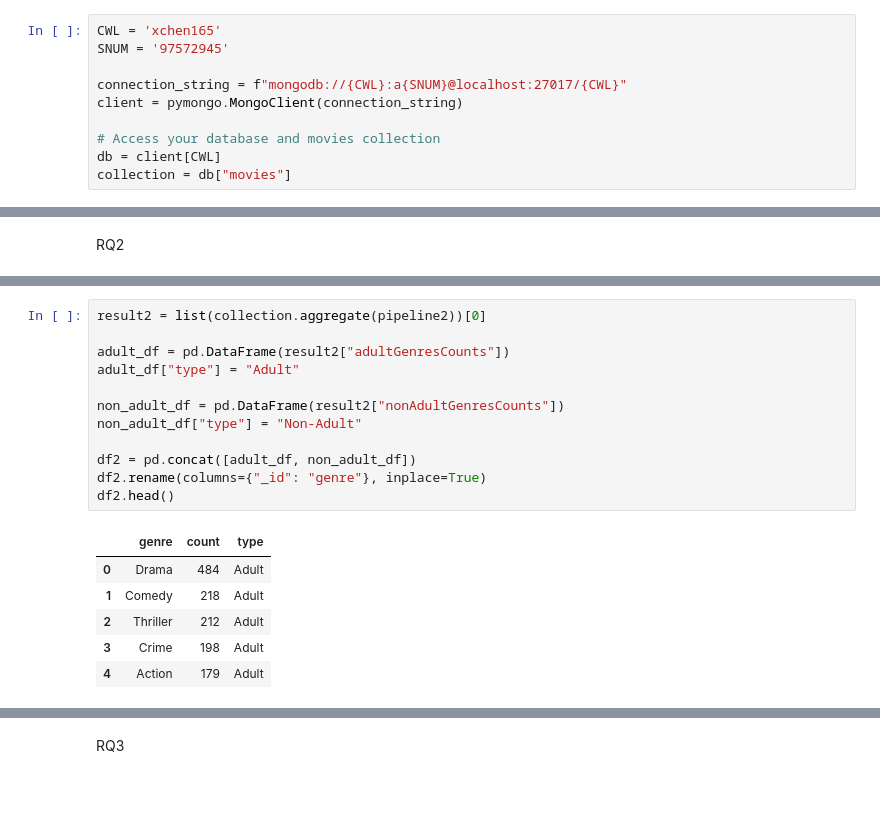
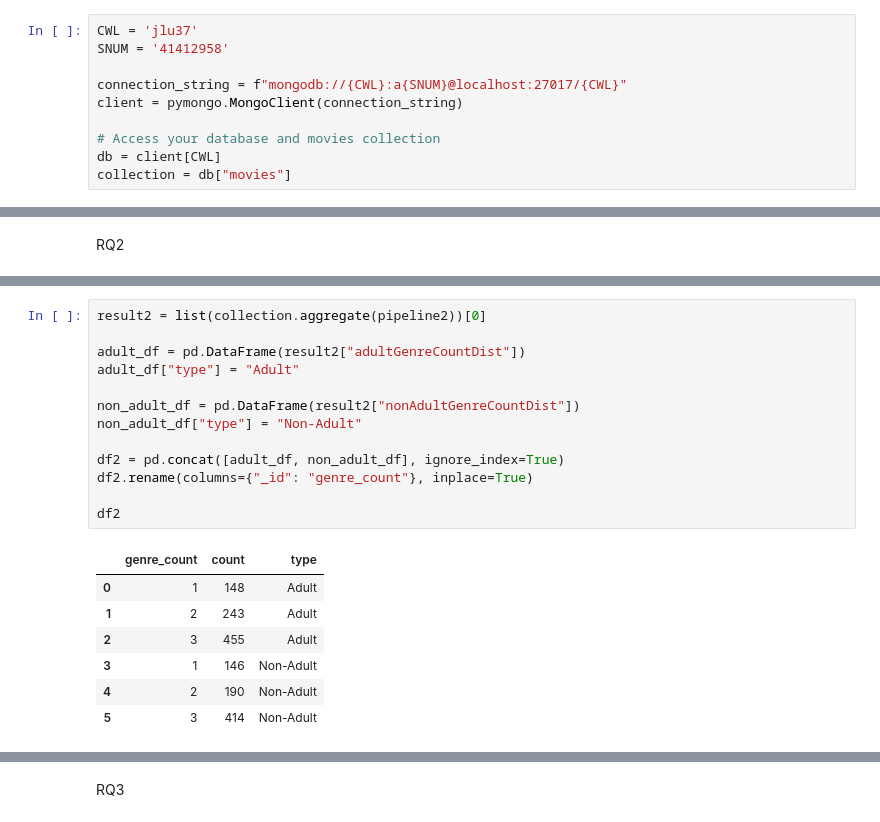
Before and after one commit to Tracywxr/cpsc368_2026_group5_project, a Jupyter notebook: Scripts/visualization_MongoDB.ipynb, the cells around one changed output, grey strips where cells are left out. Drawn from its saved outputs; the diff is of its cells as text; blank space fills up the shorter version.

```diff
--- a/Scripts/visualization_MongoDB.ipynb
+++ b/Scripts/visualization_MongoDB.ipynb
@@ -4,8 +4,8 @@ import pandas as pd
 # %% [markdown]
 Connect to MongoDB
 # %%
-CWL = 'xchen165'
-SNUM = '97572945'
+CWL = 'jlu37'
+SNUM = '41412958'
 
 connection_string = f"mongodb://{CWL}:a{SNUM}@localhost:27017/{CWL}"
 client = pymongo.MongoClient(connection_string)
@@ -338,19 +400,21 @@ pipeline2 = [
 # %%
 result2 = list(collection.aggregate(pipeline2))[0]
 
-adult_df = pd.DataFrame(result2["adultGenresCounts"])
+adult_df = pd.DataFrame(result2["adultGenreCountDist"])
 adult_df["type"] = "Adult"
 
-non_adult_df = pd.DataFrame(result2["nonAdultGenresCounts"])
+non_adult_df = pd.DataFrame(result2["nonAdultGenreCountDist"])
 non_adult_df["type"] = "Non-Adult"
 
-df2 = pd.concat([adult_df, non_adult_df])
-df2.rename(columns={"_id": "genre"}, inplace=True)
-df2.head()
+df2 = pd.concat([adult_df, non_adult_df], ignore_index=True)
+df2.rename(columns={"_id": "genre_count"}, inplace=True)
+
+df2
 # %% [output]
-|  | genre | count | type |
-| 0 | Drama | 484 | Adult |
-| 1 | Comedy | 218 | Adult |
-| 2 | Thriller | 212 | Adult |
-| 3 | Crime | 198 | Adult |
-| 4 | Action | 179 | Adult |
+|  | genre_count | count | type |
+| 0 | 1 | 148 | Adult |
+| 1 | 2 | 243 | Adult |
+| 2 | 3 | 455 | Adult |
+| 3 | 1 | 146 | Non-Adult |
+| 4 | 2 | 190 | Non-Adult |
+| 5 | 3 | 414 | Non-Adult |
```
Also changed, not shown: parts of 5 cells of this notebook.
